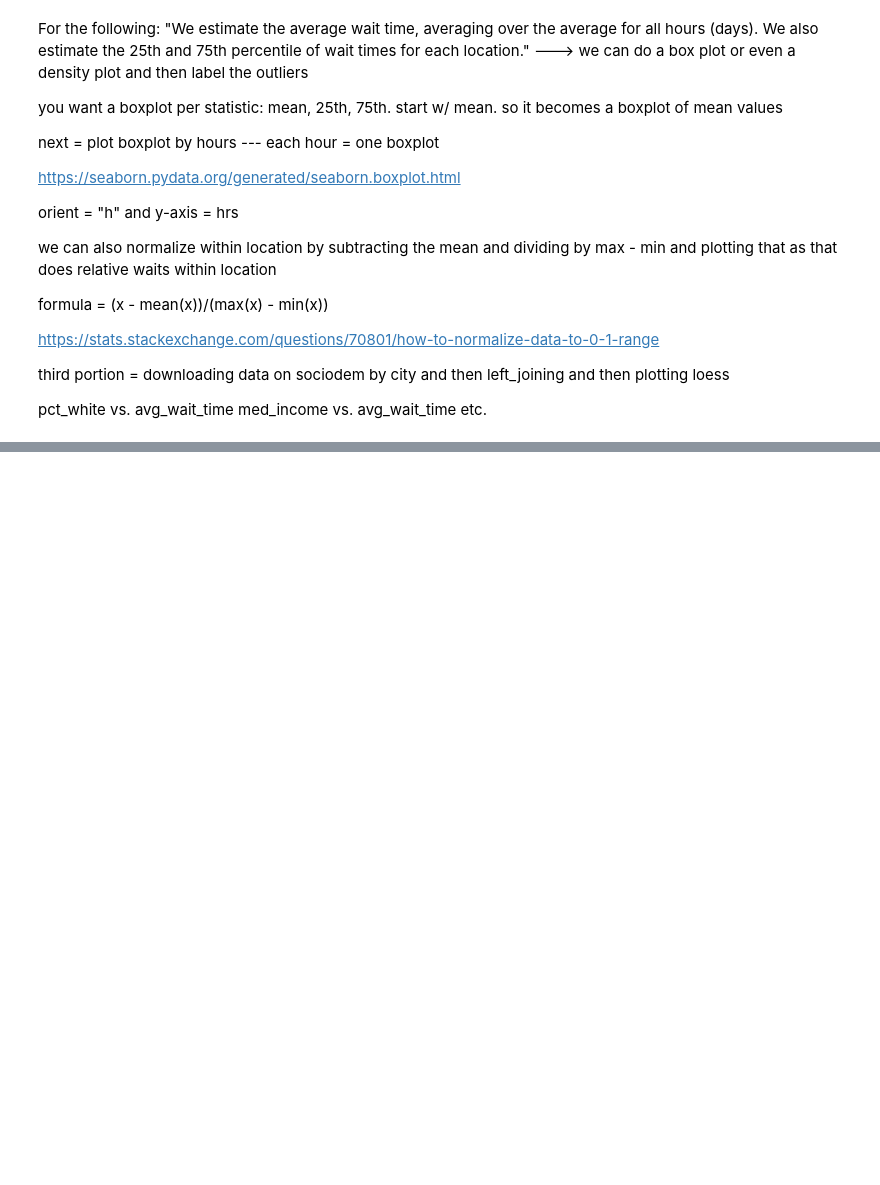
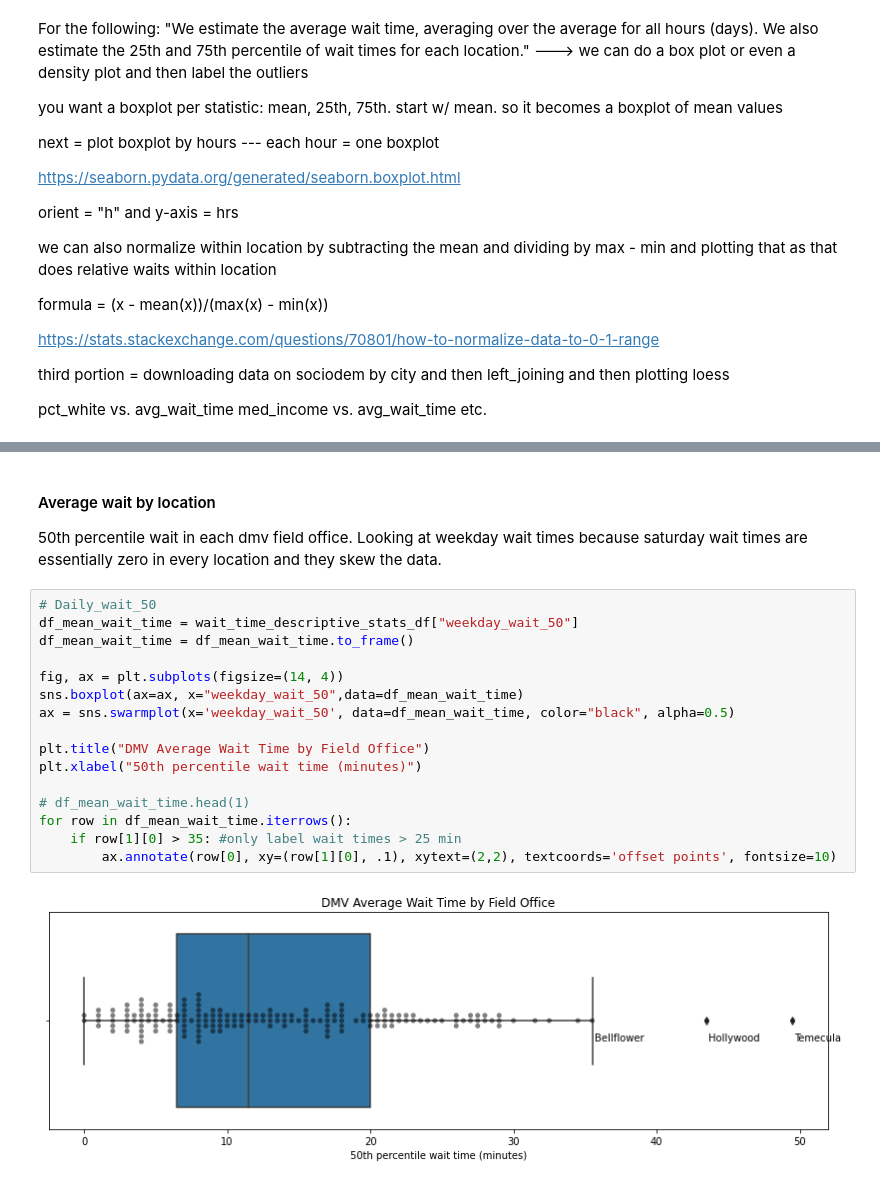
Before and after one commit to soodoku/wait, a Jupyter notebook: DMV.ipynb, the cells around one changed output, grey strips where cells are left out. Drawn from its saved outputs; the diff is of its cells as text; blank space fills up the shorter version.

Commit message:
do basic descriptive stats visualization with boxplots.

```diff
--- a/DMV.ipynb
+++ b/DMV.ipynb
@@ -280,0 +298,22 @@ etc.
+# %% [markdown]
+#### Average wait by location
+
+50th percentile wait in each dmv field office. Looking at weekday wait times because saturday wait times are essentially zero in every location and they skew the data.
+# %%
+# Daily_wait_50
+df_mean_wait_time = wait_time_descriptive_stats_df["weekday_wait_50"]
+df_mean_wait_time = df_mean_wait_time.to_frame()
+
+fig, ax = plt.subplots(figsize=(14, 4))
+sns.boxplot(ax=ax, x="weekday_wait_50",data=df_mean_wait_time)
+ax = sns.swarmplot(x='weekday_wait_50', data=df_mean_wait_time, color="black", alpha=0.5)
+
+plt.title("DMV Average Wait Time by Field Office")
+plt.xlabel("50th percentile wait time (minutes)")
+
+# df_mean_wait_time.head(1)
+for row in df_mean_wait_time.iterrows():
+    if row[1][0] > 35: #only label wait times > 25 min
+        ax.annotate(row[0], xy=(row[1][0], .1), xytext=(2,2), textcoords='offset points', fontsize=10)
+# %% [output]
+[figure, added]
```
Also changed, not shown: parts of 17 cells of this notebook.
